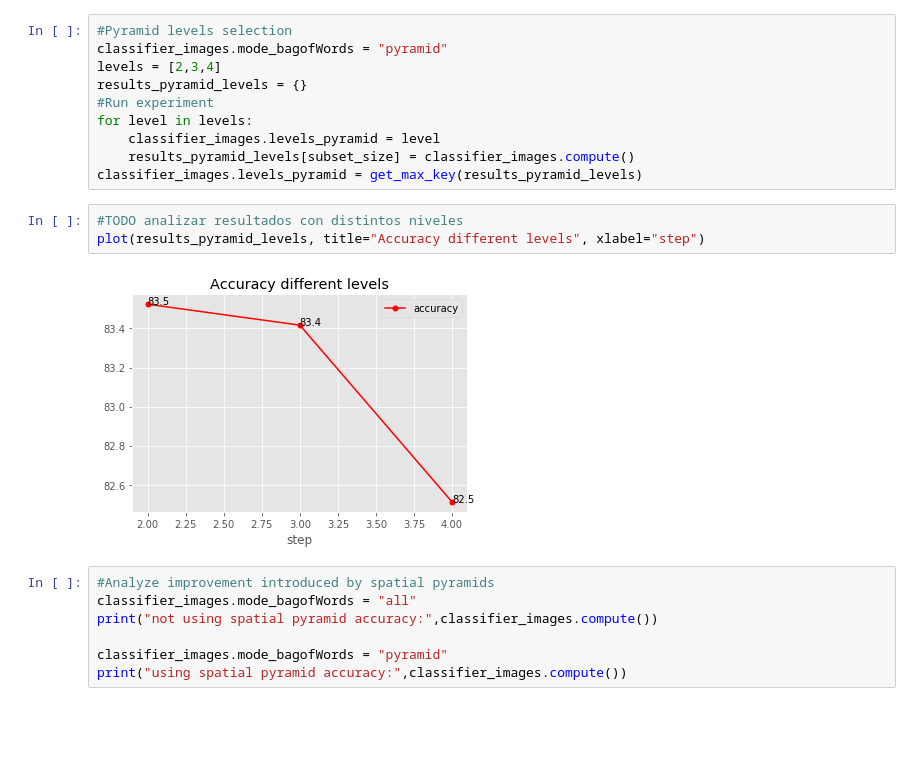
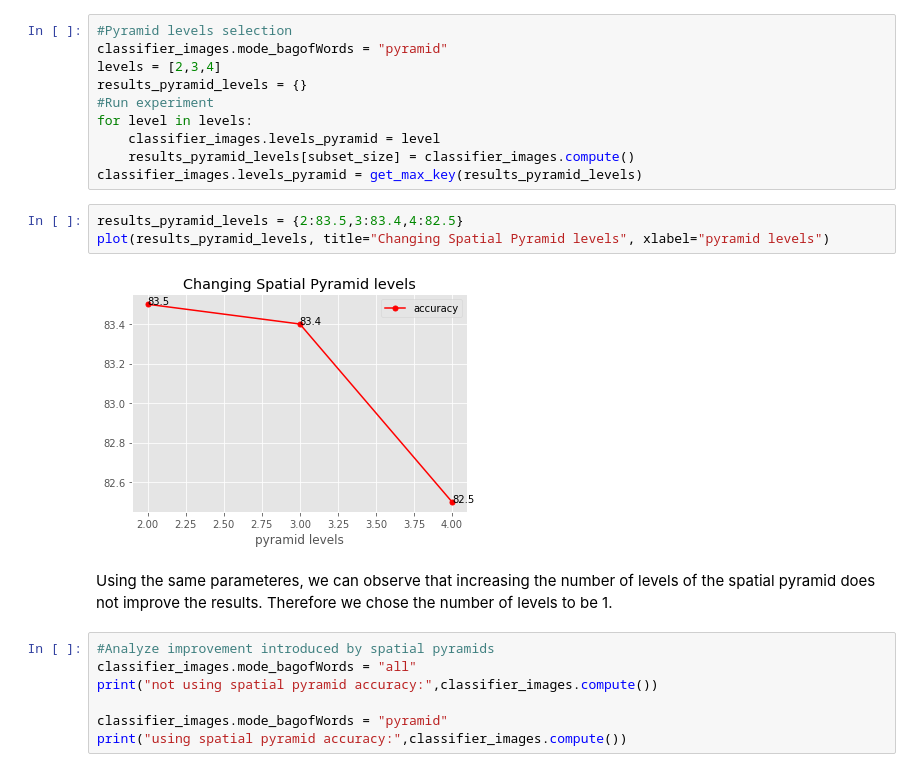
Before and after one commit to mgilar/mcv-m3, a Jupyter notebook: code/src/Main.ipynb, the cells around one changed output. Cells and saved outputs as stored; diff of their text form; blank space fills up the shorter version.

```diff
--- a/code/src/Main.ipynb
+++ b/code/src/Main.ipynb
@@ -230,11 +231,13 @@ for level in levels:
     classifier_images.levels_pyramid = level
     results_pyramid_levels[subset_size] = classifier_images.compute()
 classifier_images.levels_pyramid = get_max_key(results_pyramid_levels)
-# %%
-#TODO analizar resultados con distintos niveles
-plot(results_pyramid_levels, title="Accuracy different levels", xlabel="step")
-# %% [output]
-[figure, removed]
+# %%
+results_pyramid_levels = {2:83.5,3:83.4,4:82.5}
+plot(results_pyramid_levels, title="Changing Spatial Pyramid levels", xlabel="pyramid levels")
+# %% [output]
+[figure, added]
+# %% [markdown]
+Using the same parameteres, we can observe that increasing the number of levels of the spatial pyramid does not improve the results. Therefore we chose the number of levels to be 1.
 # %%
 #Analyze improvement introduced by spatial pyramids
 classifier_images.mode_bagofWords = "all"
```
Also changed, not shown: parts of 33 cells of this notebook.
